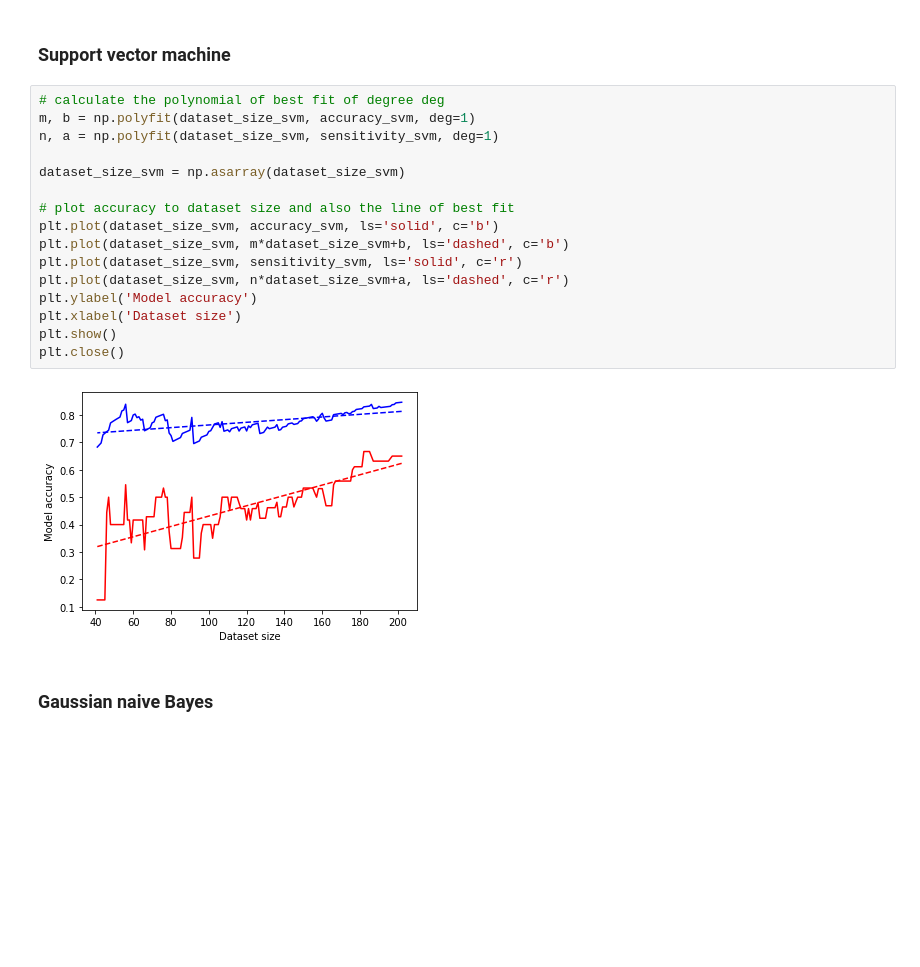
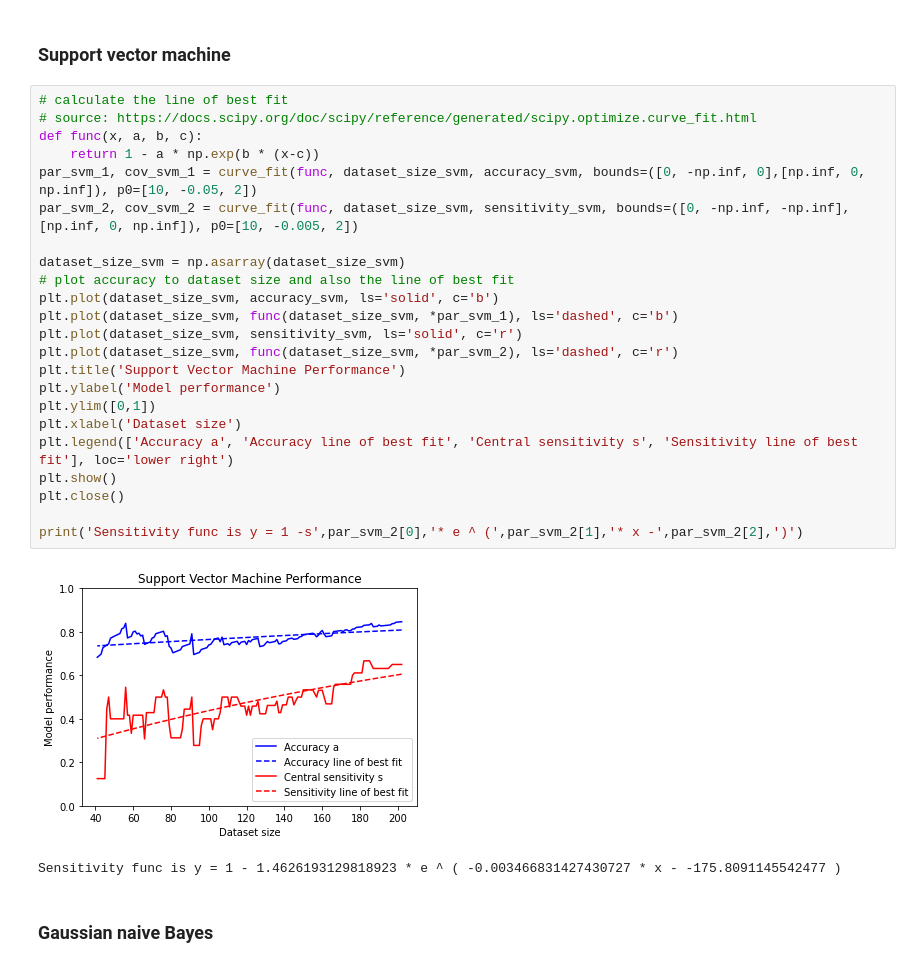
Before and after one commit to cvvletter/palsy, a Jupyter notebook: machine_learning/dataset_size_exploration.ipynb, the cells around one changed output. Saved outputs shown, nothing was run; the diff lists cells and outputs as text; blank space fills up the shorter version.

Commit message:
fitted curves to svm and naive bayes a and s

```diff
--- a/machine_learning/dataset_size_exploration.ipynb
+++ b/machine_learning/dataset_size_exploration.ipynb
@@ -197,23 +197,31 @@ while len(features) > end_size:
 # %% [markdown]
 ### Support vector machine
 # %%
-# calculate the polynomial of best fit of degree deg
-m, b = np.polyfit(dataset_size_svm, accuracy_svm, deg=1)
-n, a = np.polyfit(dataset_size_svm, sensitivity_svm, deg=1)
+# calculate the line of best fit
+# source: https://docs.scipy.org/doc/scipy/reference/generated/scipy.optimize.curve_fit.html
+def func(x, a, b, c):
+    return 1 - a * np.exp(b * (x-c))
+par_svm_1, cov_svm_1 = curve_fit(func, dataset_size_svm, accuracy_svm, bounds=([0, -np.inf, 0],[np.inf, 0, np.inf]), p0=[10, -0.05, 2])
+par_svm_2, cov_svm_2 = curve_fit(func, dataset_size_svm, sensitivity_svm, bounds=([0, -np.inf, -np.inf],[np.inf, 0, np.inf]), p0=[10, -0.005, 2])
 
 dataset_size_svm = np.asarray(dataset_size_svm)
-
 # plot accuracy to dataset size and also the line of best fit
 plt.plot(dataset_size_svm, accuracy_svm, ls='solid', c='b')
-plt.plot(dataset_size_svm, m*dataset_size_svm+b, ls='dashed', c='b')
+plt.plot(dataset_size_svm, func(dataset_size_svm, *par_svm_1), ls='dashed', c='b')
 plt.plot(dataset_size_svm, sensitivity_svm, ls='solid', c='r')
-plt.plot(dataset_size_svm, n*dataset_size_svm+a, ls='dashed', c='r')
-plt.ylabel('Model accuracy')
+plt.plot(dataset_size_svm, func(dataset_size_svm, *par_svm_2), ls='dashed', c='r')
+plt.title('Support Vector Machine Performance')
+plt.ylabel('Model performance')
+plt.ylim([0,1])
 plt.xlabel('Dataset size')
+plt.legend(['Accuracy a', 'Accuracy line of best fit', 'Central sensitivity s', 'Sensitivity line of best fit'], loc='lower right')
 plt.show()
 plt.close()
+
+print('Sensitivity func is y = 1 -s',par_svm_2[0],'* e ^ (',par_svm_2[1],'* x -',par_svm_2[2],')')
 # %% [output]
-[figure, old version]
+[figure, new version]
+Sensitivity func is y = 1 - 1.4626193129818923 * e ^ ( -0.003466831427430727 * x - -175.8091145542477 )
 # %% [markdown]
 ### Gaussian naive Bayes
 # %%
```
Also changed, not shown: parts of 3 cells of this notebook.
